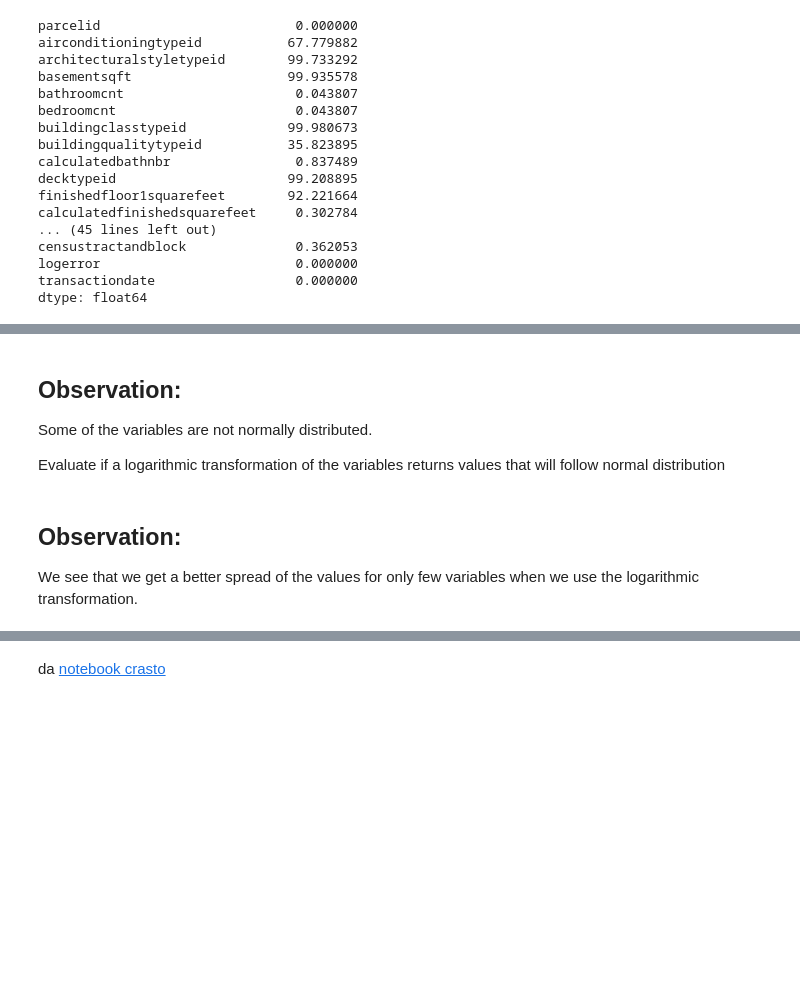
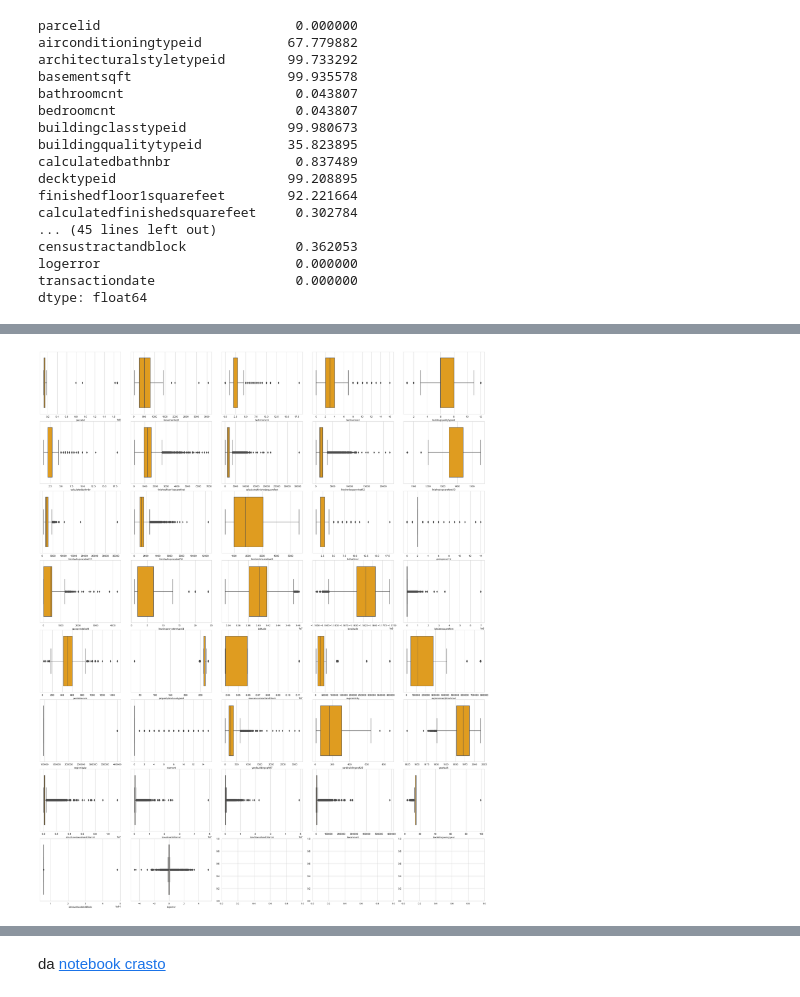
Before and after one commit to RuieX/Data-and-Web-Mining-project, a Jupyter notebook: project/src/notebooks/feature_engineering.ipynb, the cells around one changed output, grey strips where cells are left out. Drawn from its saved outputs; the diff is of its cells as text; code cells hidden in the pictures; blank space fills up the shorter version.

```diff
--- a/project/src/notebooks/feature_engineering.ipynb
+++ b/project/src/notebooks/feature_engineering.ipynb
@@ -562,6 +517,0 @@ def analyze_cont_vars(df,var):
-# %% [markdown]
-## Observation:
-
-Some of the variables are not normally distributed.
-
-Evaluate if a logarithmic transformation of the variables returns values that will follow normal distribution
@@ -589,4 +518,4 @@ def analyze_log_variation(df,var):
-# %% [markdown]
-## Observation:
-
-We see that we get a better spread of the values for only few variables when we use the logarithmic transformation.
+# %%
+viz.feature_distribution(merged_df,num_vars,subplot_size=(5, 4))
+# %% [output]
+[figure, added]
```
Also changed, not shown: parts of 53 cells of this notebook, 2 other files.
